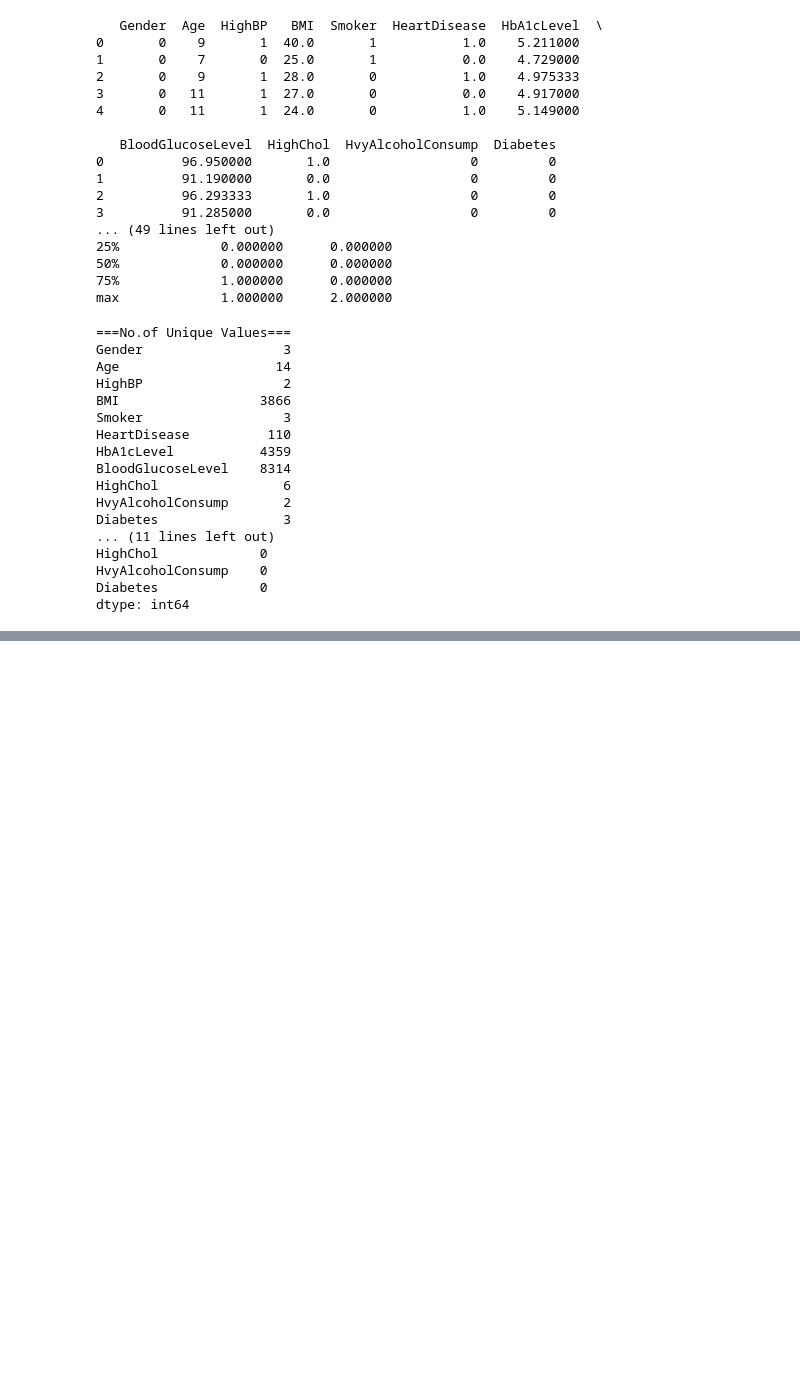
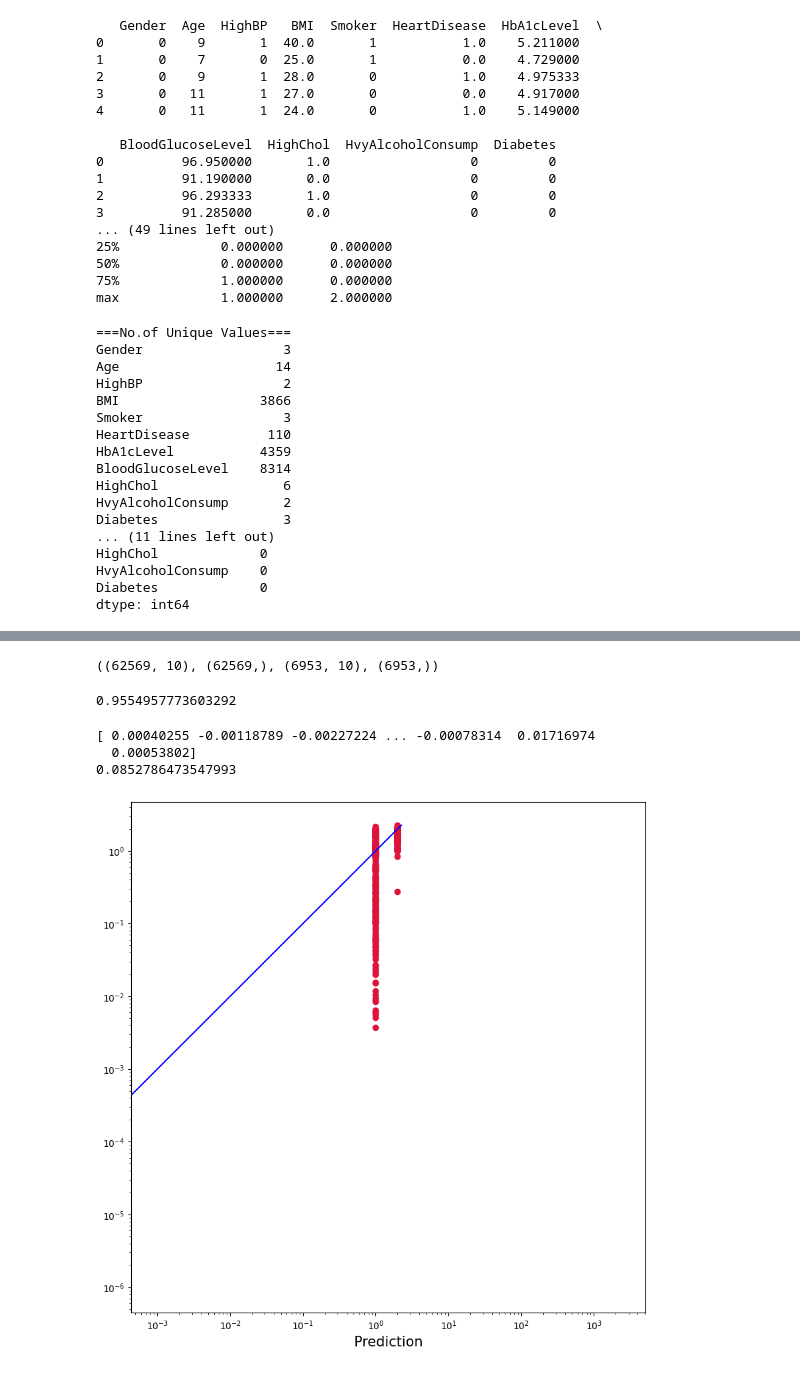
Before and after one commit to pdpavandesai/MergingDiabetesData, a Jupyter notebook: ModelBuilding_WithoutClinicalFeatures.ipynb, the cells around one changed output, grey strips where cells are left out. Cells and saved outputs as stored; diff of their text form; code cells hidden in the pictures; blank space fills up the shorter version.

```diff
--- a/ModelBuilding_WithoutClinicalFeatures.ipynb
+++ b/ModelBuilding_WithoutClinicalFeatures.ipynb
@@ -77,3 +81,9 @@ HighChol             0
 HvyAlcoholConsump    0
 Diabetes             0
 dtype: int64
+# %%
+fmds_train = fmds_copy.copy()
+y = fmds_train.Diabetes
+X = fmds_train.drop(['Diabetes'], axis=1)
+print(X)
+print(y)
@@ -79,0 +108,34 @@ dtype: int64
+# %%
+X_train, X_val, y_train, y_val = train_test_split(X,y,test_size=0.1, random_state=1)
+X_train.shape,y_train.shape,X_val.shape,y_val.shape
+# %% [output]
+((62569, 10), (62569,), (6953, 10), (6953,))
+# %%
+GBR = GradientBoostingRegressor(random_state=1, n_estimators=1000, max_depth=10).fit(X_train,y_train)
+print(GBR.score(X_train,y_train))
+# %% [output]
+0.9554957773603292
+# %%
+GBR_pred = GBR.predict(X_val)
+print(GBR_pred)
+rms = mean_squared_error(y_val,GBR_pred,squared=True)
+print(rms)
+# %% [output]
+[ 0.00040255 -0.00118789 -0.00227224 ... -0.00078314  0.01716974
+  0.00053802]
+0.0852786473547993
+# %%
+plt.figure(figsize=(10,10))
+plt.scatter(y_val,GBR_pred,c='crimson')
+plt.yscale('log')
+plt.xscale('log')
+
+p1 = max(max(GBR_pred), max(y_val))
+p2 = min(min(GBR_pred), min(y_val))
+plt.plot([p1,p2],[p1,p2],'b-')
+plt.xlabel('Actual Values', fontsize=15)
+plt.xlabel('Prediction', fontsize=15)
+plt.axis('equal')
+plt.show()
+# %% [output]
+[figure, added]
```
Also changed, not shown: parts of 2 cells of this notebook.
